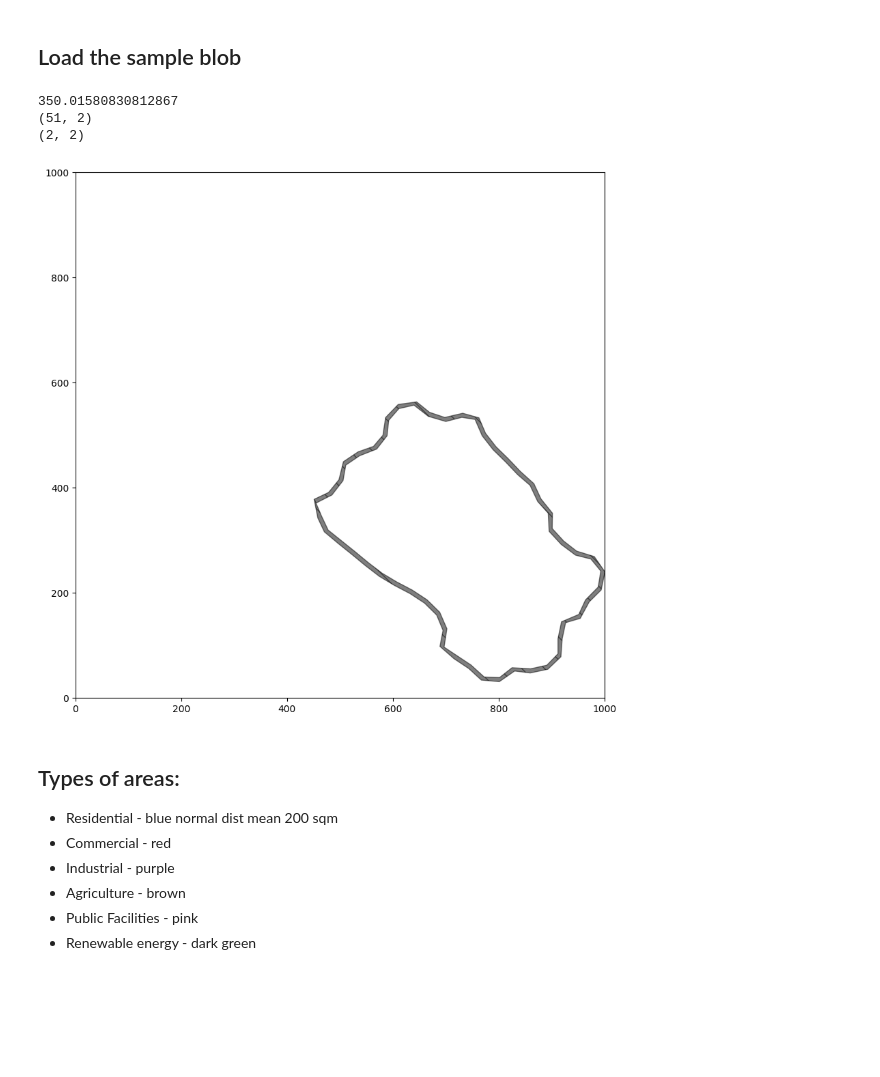
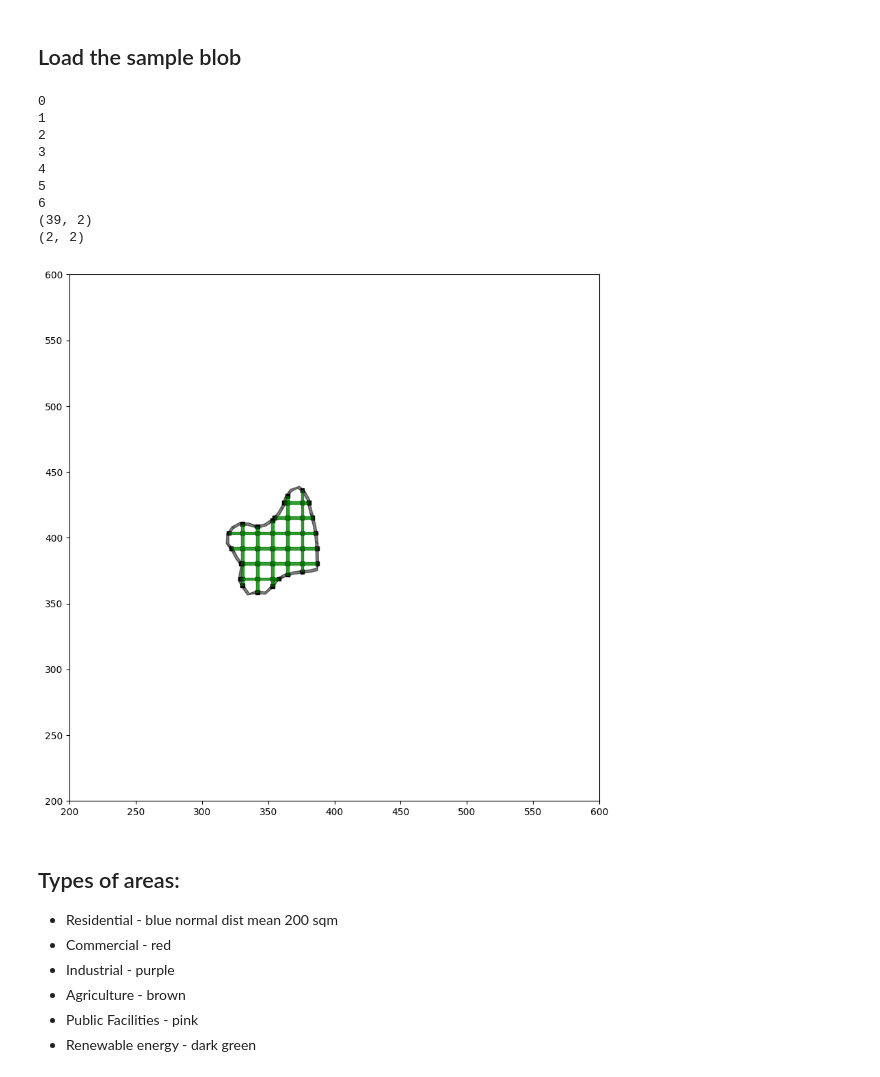
Before and after one commit to amir-azev/ecocityology, a Jupyter notebook: python_back-end/testing_plotting.ipynb, the cells around one changed output. Saved outputs shown, nothing was run; the diff lists cells and outputs as text; code cells hidden in the pictures; blank space fills up the shorter version.

```diff
--- a/python_back-end/testing_plotting.ipynb
+++ b/python_back-end/testing_plotting.ipynb
@@ -17,7 +17,7 @@ side_length = 1000  # city size in meters
 river_data = [[0,0],[100,100],[150,200],[400,200],[600,150],[800,300], [900,300],[1200,400]]  # river data
 road_data = {'Junctions':[[300,300],[400,300],[500,300],[300,400],[400,400],[500,400],[600,400],[400,500],[500,500]],
              'Roads':[[0,1,0,1,0,0,0,0,0],[1,0,1,0,1,0,0,0,0],[0,1,0,0,0,1,0,0,0],[1,0,0,0,1,0,0,0,0],[0,1,0,1,0,1,0,1,0],[0,0,1,0,1,0,1,0,1],[0,0,0,0,0,1,0,0,0],[0,0,0,0,1,0,0,0,1],[0,0,0,0,0,1,0,1,0]]}  # road data
-road_width = 8  # road width in meters
+road_width = 2  # road width in meters
 # %%
 def add_boundary(ax, side_length):
     """
@@ -33,7 +33,7 @@ def add_roads(ax, road_data):
     """
     junctions = road_data['Junctions']
     roads = road_data['Roads']
-    extra = 4
+    extra = 1
     for i in range(len(junctions)):
         i_patch = Rectangle((junctions[i][0]-(road_width+extra)/2, junctions[i][1]-(road_width+extra)/2), road_width+extra, road_width+extra, edgecolor='black', facecolor='black')
         ax.add_patch(i_patch)
@@ -131,41 +131,60 @@ def add_req_buildings(ax,req_buildings,side_length):
 ## Load the sample blob
 # %%
 import json
+import os
+import sys
+sys.path.append('..')
+from Blob2Graph import Blob2Graph
 
 with open('../exportData(3).txt', "r") as f:
     blobData = json.load(f)
 
 #example border Array:
-borderArray = np.array(blobData["cityShapes"][0]["outerPolygon"])
-print(np.min(borderArray))
-borderArray = (borderArray *5)- (4.9*np.min(borderArray))
+borderArray = np.array(blobData["cityShapes"][1]["outerPolygon"])
+for i in range(np.size(blobData["cityShapes"])):
+    print(i)
+# print(np.min(borderArray))
+# borderArray = (borderArray *5)- (4.9*np.min(borderArray))
+
 
 print(np.shape(borderArray))
 print(np.shape(borderArray[0:2]))
 borderArray = np.concatenate([borderArray[0:],borderArray[0:2].reshape(2,2)])
 
 upArray = []
 downArray = []
 for i in range(len(borderArray)-1):
     inline_vector = np.array([borderArray[i+1][0]-borderArray[i][0],borderArray[i+1][1]-borderArray[i][1]])
     normal_vector = np.array([-inline_vector[1], inline_vector[0]]) / np.linalg.norm(inline_vector)
     upArray.append(borderArray[i] + road_width/2 * normal_vector)
     downArray.append(borderArray[i] - road_width/2 * normal_vector)
 
 border_coords = np.array(upArray + downArray[::-1])
 border_patch = Polygon(border_coords, color='black', alpha=0.5,hatch='\\')
 
 
 plt.figure(figsize=(10,10))
 ax = plt.gca()
 ax.add_patch(border_patch)
 
-ax.set_xlim(0, 1000)
-ax.set_ylim(0, 1000)
+ax.set_xlim(200, 600)
+ax.set_ylim(200, 600)
+
+
+
+## Bring in the road data
+nodes, edges = Blob2Graph(borderArray,10)
+add_roads(ax, {'Junctions':nodes,'Roads':edges})
 
 plt.show()
 # %% [output]
-350.01580830812867
-(51, 2)
+0
+1
+2
+3
+4
+5
+6
+(39, 2)
 (2, 2)
-[figure, old version]
+[figure, new version]
```
Also changed, not shown: parts of 3 cells of this notebook.
